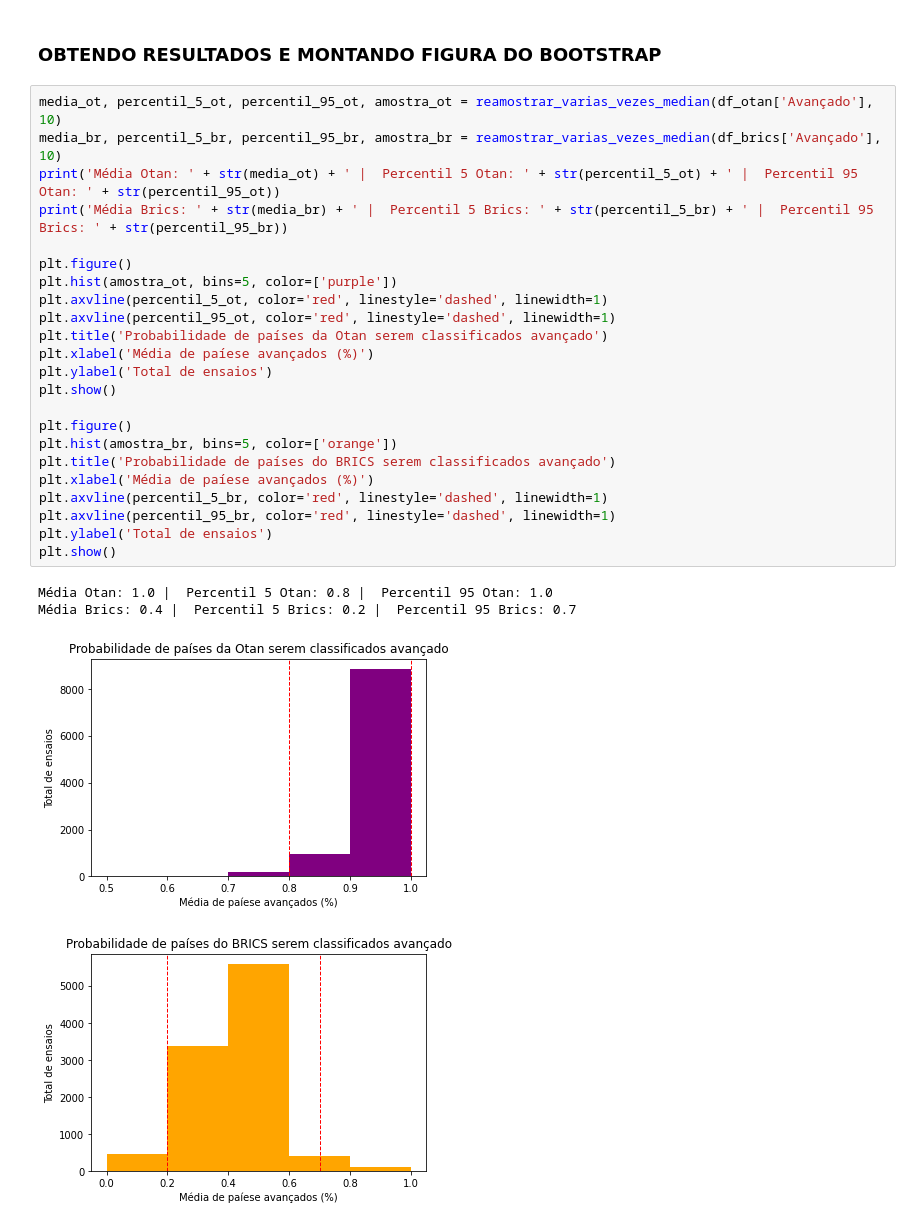
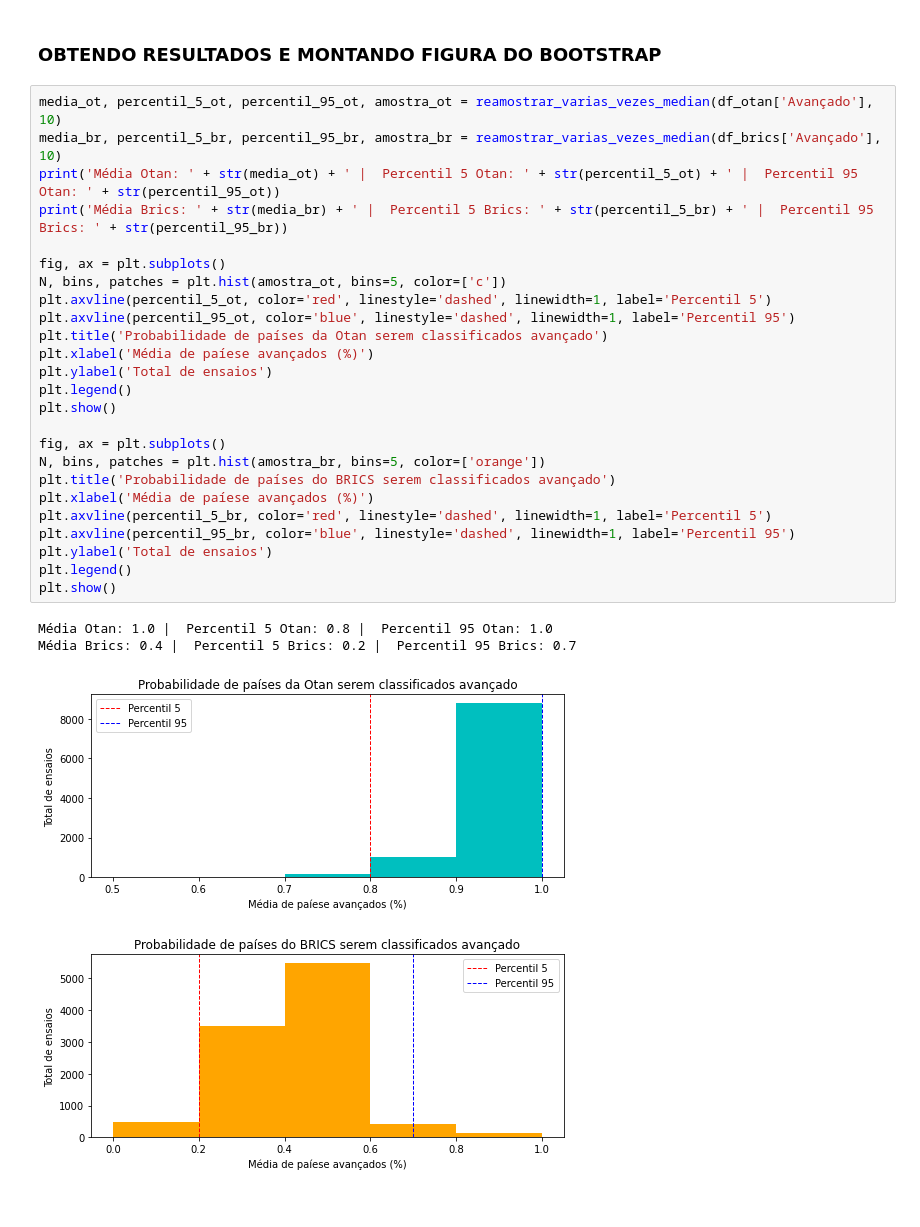
Before and after one commit to PedroPertusi/APS-CDADOS-PEDRO-ALEXANDRE, a Jupyter notebook: APS4.ipynb, the cells around one changed output. Drawn from its saved outputs; the diff is of its cells as text.

```diff
--- a/APS4.ipynb
+++ b/APS4.ipynb
@@ -78,28 +78,30 @@ def reamostrar_varias_vezes_median(amostras, m, n=9999):
 # %%
 media_ot, percentil_5_ot, percentil_95_ot, amostra_ot = reamostrar_varias_vezes_median(df_otan['Avançado'], 10)
 media_br, percentil_5_br, percentil_95_br, amostra_br = reamostrar_varias_vezes_median(df_brics['Avançado'], 10)
 print('Média Otan: ' + str(media_ot) + ' |  Percentil 5 Otan: ' + str(percentil_5_ot) + ' |  Percentil 95 Otan: ' + str(percentil_95_ot))
 print('Média Brics: ' + str(media_br) + ' |  Percentil 5 Brics: ' + str(percentil_5_br) + ' |  Percentil 95 Brics: ' + str(percentil_95_br))
 
-plt.figure()
-plt.hist(amostra_ot, bins=5, color=['purple'])
-plt.axvline(percentil_5_ot, color='red', linestyle='dashed', linewidth=1)
-plt.axvline(percentil_95_ot, color='red', linestyle='dashed', linewidth=1)
+fig, ax = plt.subplots()
+N, bins, patches = plt.hist(amostra_ot, bins=5, color=['c'])
+plt.axvline(percentil_5_ot, color='red', linestyle='dashed', linewidth=1, label='Percentil 5')
+plt.axvline(percentil_95_ot, color='blue', linestyle='dashed', linewidth=1, label='Percentil 95')
 plt.title('Probabilidade de países da Otan serem classificados avançado')
 plt.xlabel('Média de paíese avançados (%)')
 plt.ylabel('Total de ensaios')
+plt.legend()
 plt.show()
 
-plt.figure()
-plt.hist(amostra_br, bins=5, color=['orange'])
+fig, ax = plt.subplots()
+N, bins, patches = plt.hist(amostra_br, bins=5, color=['orange'])
 plt.title('Probabilidade de países do BRICS serem classificados avançado')
 plt.xlabel('Média de paíese avançados (%)')
-plt.axvline(percentil_5_br, color='red', linestyle='dashed', linewidth=1)
-plt.axvline(percentil_95_br, color='red', linestyle='dashed', linewidth=1)
+plt.axvline(percentil_5_br, color='red', linestyle='dashed', linewidth=1, label='Percentil 5')
+plt.axvline(percentil_95_br, color='blue', linestyle='dashed', linewidth=1, label='Percentil 95')
 plt.ylabel('Total de ensaios')
+plt.legend()
 plt.show()
 # %% [output]
 Média Otan: 1.0 |  Percentil 5 Otan: 0.8 |  Percentil 95 Otan: 1.0
 Média Brics: 0.4 |  Percentil 5 Brics: 0.2 |  Percentil 95 Brics: 0.7
-[figure, old version]
+[figure, new version]
-[figure, old version]
+[figure, new version]
```
